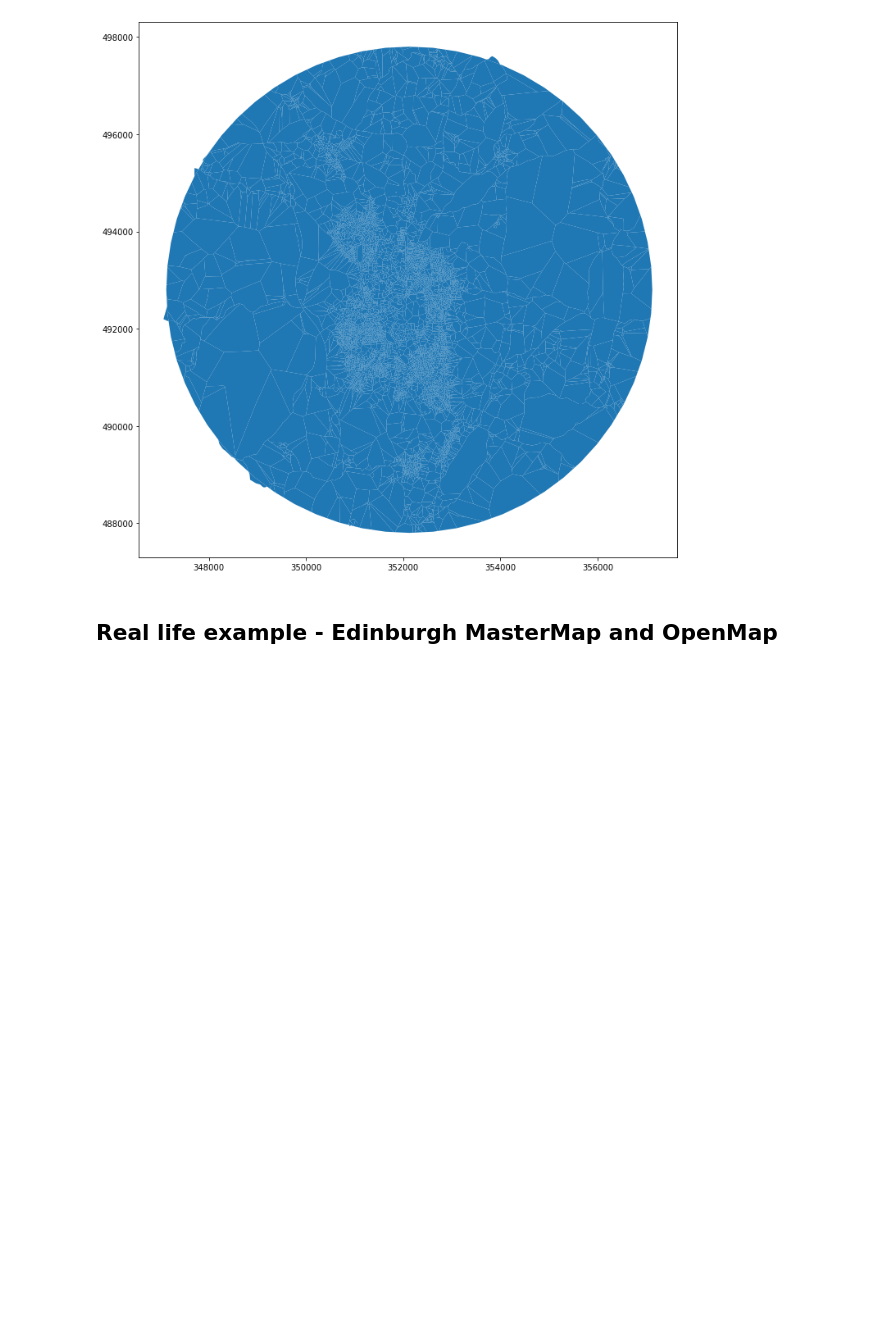
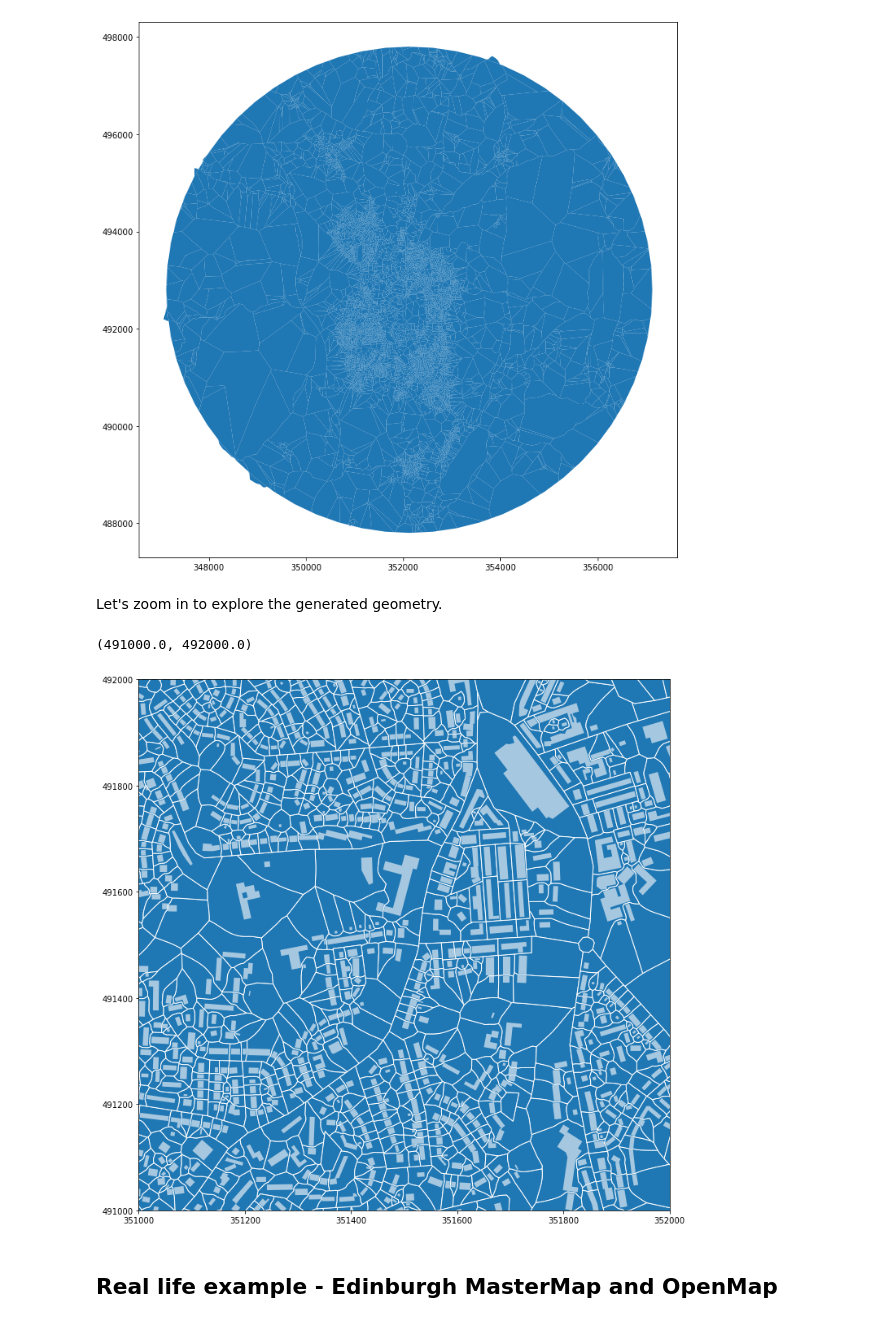
Before and after one commit to urbangrammarai/spatial_signatures, a Jupyter notebook: spatial_unit/enclosed_tessellation.ipynb, the cells around one changed output. Cells and saved outputs as stored; diff of their text form; code cells hidden in the pictures; blank space fills up the shorter version.

```diff
--- a/spatial_unit/enclosed_tessellation.ipynb
+++ b/spatial_unit/enclosed_tessellation.ipynb
@@ -61,10 +77,20 @@ limit = Point(x, y).buffer(buffer)
 # %%
-res = enclosed_tessellation(roads, buildings, limit, unique_id="uID")
+res = enclosed_tessellation(buildings, roads, limit, unique_id="uID")
 # %%
 res.plot(figsize=(12, 12))
 # %% [output]
 <AxesSubplot:>
 [figure]
+# %% [markdown]
+Let's zoom in to explore the generated geometry.
+# %%
+ax = res.plot(figsize=(12, 12), edgecolor='w')
+buildings.plot(ax=ax, color='w', alpha=.6)
+ax.set_xlim(351000, 352000)
+ax.set_ylim(491000, 492000)
+# %% [output]
+(491000.0, 492000.0)
+[figure, added]
 # %%
 client.close()
 # %% [markdown]
```
Also changed, not shown: parts of 6 cells of this notebook.
